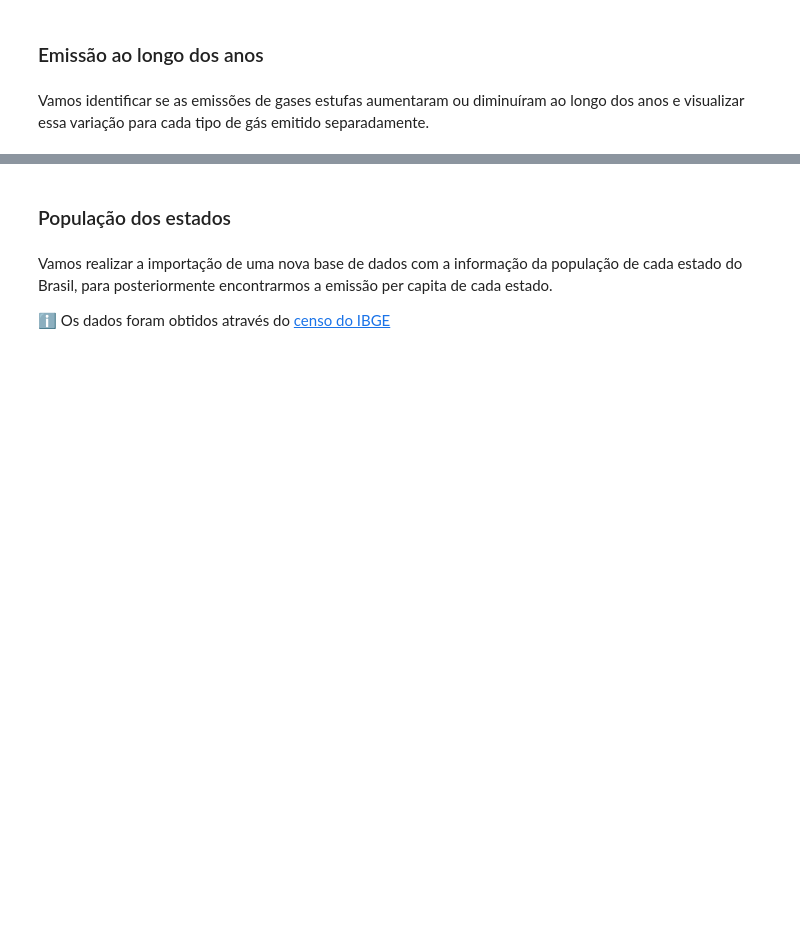
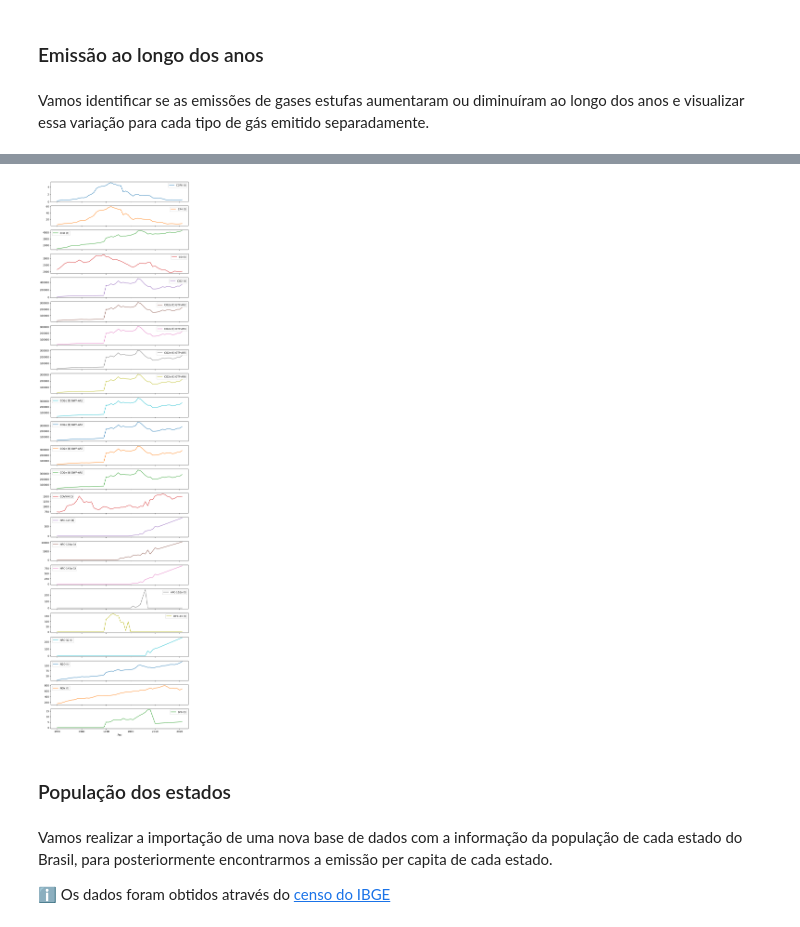
Before and after one commit to SiqueiraGabriel/Estudos_Alura, a Jupyter notebook: 3_Pandas_Selecionando-Agrupando_Dados/pandas_selecao_e_agrupamento.ipynb, the cells around one changed output, grey strips where cells are left out. Drawn from its saved outputs; the diff is of its cells as text; code cells hidden in the pictures; blank space fills up the shorter version.

```diff
--- a/3_Pandas_Selecionando-Agrupando_Dados/pandas_selecao_e_agrupamento.ipynb
+++ b/3_Pandas_Selecionando-Agrupando_Dados/pandas_selecao_e_agrupamento.ipynb
@@ -408,0 +620,3 @@ Vamos identificar se as emissões de gases estufas aumentaram ou diminuíram ao
+# %%
+media_emissao_anual = emissoes_por_ano.groupby(['Ano', 'Gás'])[['Emissão']].mean().reset_index()
+media_emissao_anual
@@ -408,0 +639,4 @@ Vamos identificar se as emissões de gases estufas aumentaram ou diminuíram ao
+# %%
+# Metodo pivot table para transformar as linha de Gás para uma nova coluna
+media_emissao_anual = media_emissao_anual.pivot_table(index='Ano',columns='Gás', values='Emissão')
+media_emissao_anual
@@ -409,3 +663,8 @@ Vamos identificar se as emissões de gases estufas aumentaram ou diminuíram ao
+# %%
+# Criar um gráfico para cada um dos tipos de gases
+media_emissao_anual.plot(subplots=True, figsize=(10, 40));
+# %% [output]
+[figure, added]
 # %% [markdown]
 ### População dos estados
 # %% [markdown]
```
Also changed, not shown: parts of 21 cells of this notebook, 3 other files.
